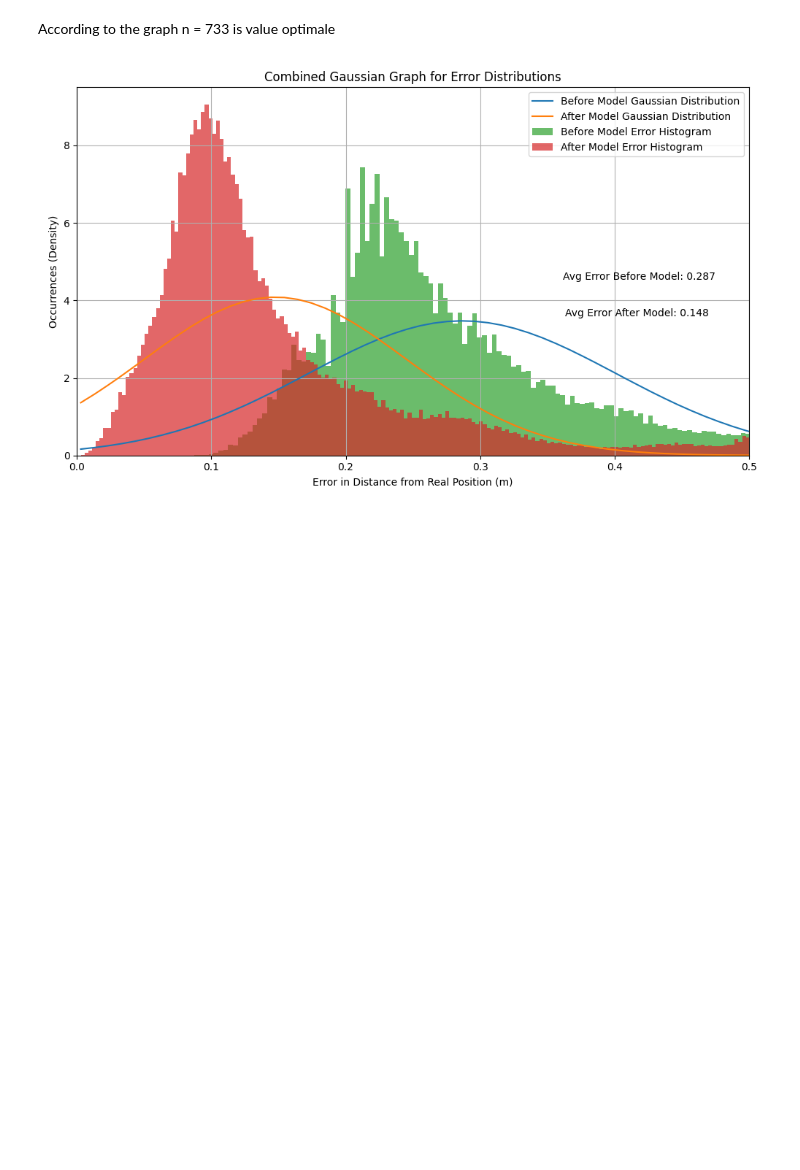
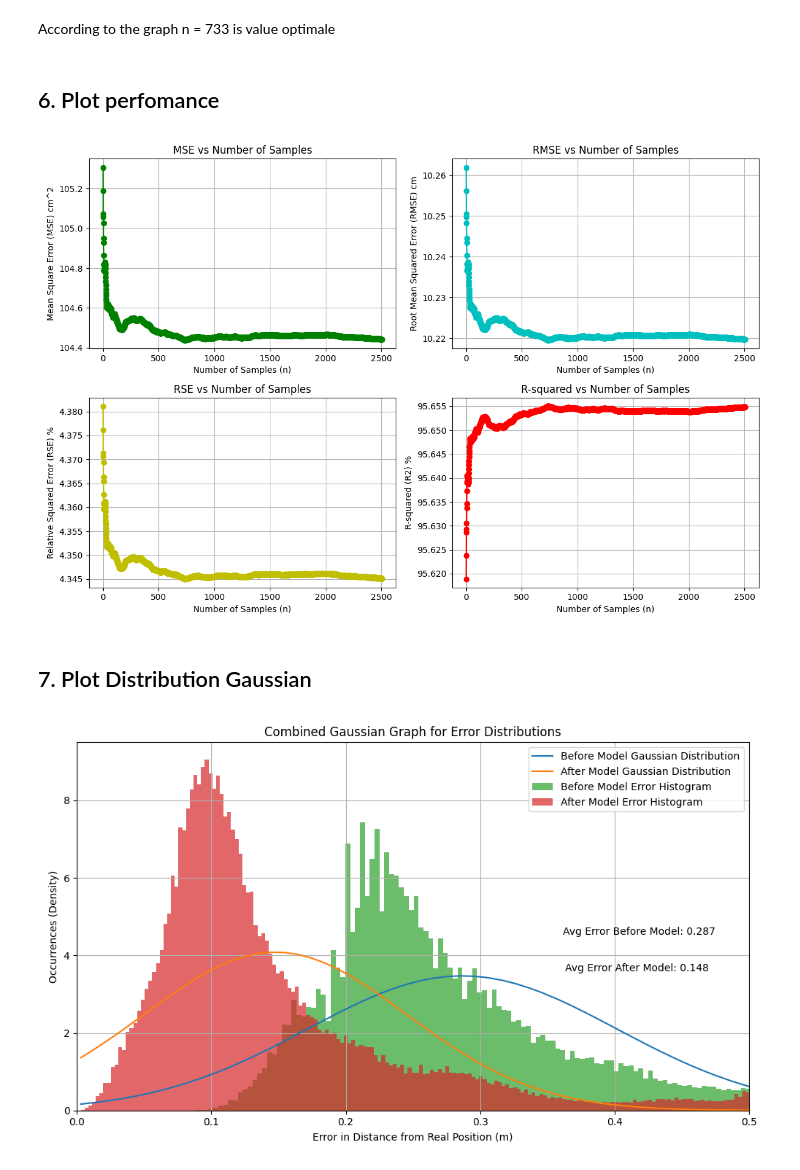
Before and after one commit to pdtnhii/abmi_position_tracking, a Jupyter notebook: notebook.ipynb, the cells around one changed output. Cells and saved outputs as stored; diff of their text form; code cells hidden in the pictures; blank space fills up the shorter version.

```diff
--- a/notebook.ipynb
+++ b/notebook.ipynb
@@ -72,12 +72,14 @@ The script showcases how to analyze and visualize data from log files, providing
 # %%
 import os
 import csv
+import numpy as np
+import matplotlib.pyplot as plt
 
 data_folder = "data/interior_environment/1_tag/brut"
 output_csv = "data_analysis.csv"
 
 # Initialize the CSV header
-csv_header = ["filename", "x", "y", "z", "nb_of_blank_space", "average_quality"]
+csv_header = ["filename", "x (cm)", "y (cm)", "z (cm)", "nb_of_blank_space", "nb_lines", "average_quality"]
 data_rows = []
 
 # Iterate through log files in the data folder
@@ -88,8 +90,9 @@ for log_file in os.listdir(data_folder):
         # Extract x, y, z from the filename
         x, y, z = map(float, os.path.splitext(log_file)[0].split('_'))
 
-        # Initialize variables for counting blank spaces and calculating average quality
+        # Initialize variables for counting blank spaces, lines, and calculating average quality
         blank_space_count = 0
+        nb_lines = 0  # Initialize line count
         total_quality = 0
         quality_count = 0
 
@@ -112,7 +115,7 @@ for log_file in os.listdir(data_folder):
         average_quality = total_quality / quality_count if quality_count > 0 else 0
 
         # Append data to the rows list
-        data_rows.append([log_file, x, y, z, blank_space_count, average_quality])
+        data_rows.append([log_file, x, y, z, blank_space_count, nb_lines, average_quality])
 
 # Write data to the CSV file
 with open(output_csv, 'w', newline='') as f:
@@ -133,9 +136,9 @@ average_quality_values = []
 with open(output_csv, 'r') as f:
     reader = csv.DictReader(f)
     for row in reader:
-        x_values.append(float(row['x']))
-        y_values.append(float(row['y']))
-        z_values.append(float(row['z']))
+        x_values.append(float(row['x (cm)']))
+        y_values.append(float(row['y (cm)']))
+        z_values.append(float(row['z (cm)']))
         blank_space_values.append(int(row['nb_of_blank_space']))
         average_quality_values.append(float(row['average_quality']))
 
@@ -144,7 +147,7 @@ blank_space_min = min(blank_space_values)
 blank_space_max = max(blank_space_values)
 normalized_blank_space = np.interp(blank_space_values, (blank_space_min, blank_space_max), (0, 1))
 
-# Create a single figure for both 3D scatter plots
+#Create a single figure for both 3D scatter plots
 fig = plt.figure(figsize=(12, 6))  # Adjust the figsize parameter for larger graphs
 
 # Create the first 3D scatter plot for blank space (blue to red color map)
@@ -484,5 +516,49 @@ Minimum RMSE: 0.10219551362407385 at n = 733
 # %% [markdown]
 According to the graph n = 733 is value optimale
+# %% [markdown]
+## 6. Plot perfomance
+# %%
+# Plotting the graphs
+plt.figure(figsize=(12, 8))  # Adjust the figure size for better layout
+
+# Plot MSE
+plt.subplot(2, 2, 1)  # 2 rows, 2 columns, first subplot
+plt.plot(n_values, mse_values, marker='o', linestyle='-', color='g')
+plt.xlabel("Number of Samples (n)")
+plt.ylabel("Mean Square Error (MSE) cm^2")
+plt.title("MSE vs Number of Samples")
+plt.grid(True)
+
+# Plot RMSE
+plt.subplot(2, 2, 2)  # 2 rows, 2 columns, second subplot
+plt.plot(n_values, rmse_values, marker='o', linestyle='-', color='c')
+plt.xlabel("Number of Samples (n)")
+plt.ylabel("Root Mean Squared Error (RMSE) cm")
+plt.title("RMSE vs Number of Samples")
+plt.grid(True)
+
+# Plot RSE
+plt.subplot(2, 2, 3)  # 2 rows, 2 columns, third subplot
+plt.plot(n_values, rse_values, marker='o', linestyle='-', color='y')
+plt.xlabel("Number of Samples (n)")
+plt.ylabel("Relative Squared Error (RSE) %")
+plt.title("RSE vs Number of Samples")
+plt.grid(True)
+
+# Plot R-squared
+plt.subplot(2, 2, 4)  # 2 rows, 2 columns, fourth subplot
+plt.plot(n_values, r2_values, marker='o', linestyle='-', color='r')
+plt.xlabel("Number of Samples (n)")
+plt.ylabel("R-squared (R2) %")
+plt.title("R-squared vs Number of Samples")
+plt.grid(True)
+
+plt.tight_layout()
+plt.show()
+# %% [output]
+[figure, added]
+# %% [markdown]
+## 7. Plot Distribution Gaussian
 # %%
 import joblib
 import os
```
Also changed, not shown: parts of 4 cells of this notebook, 3 other files.
